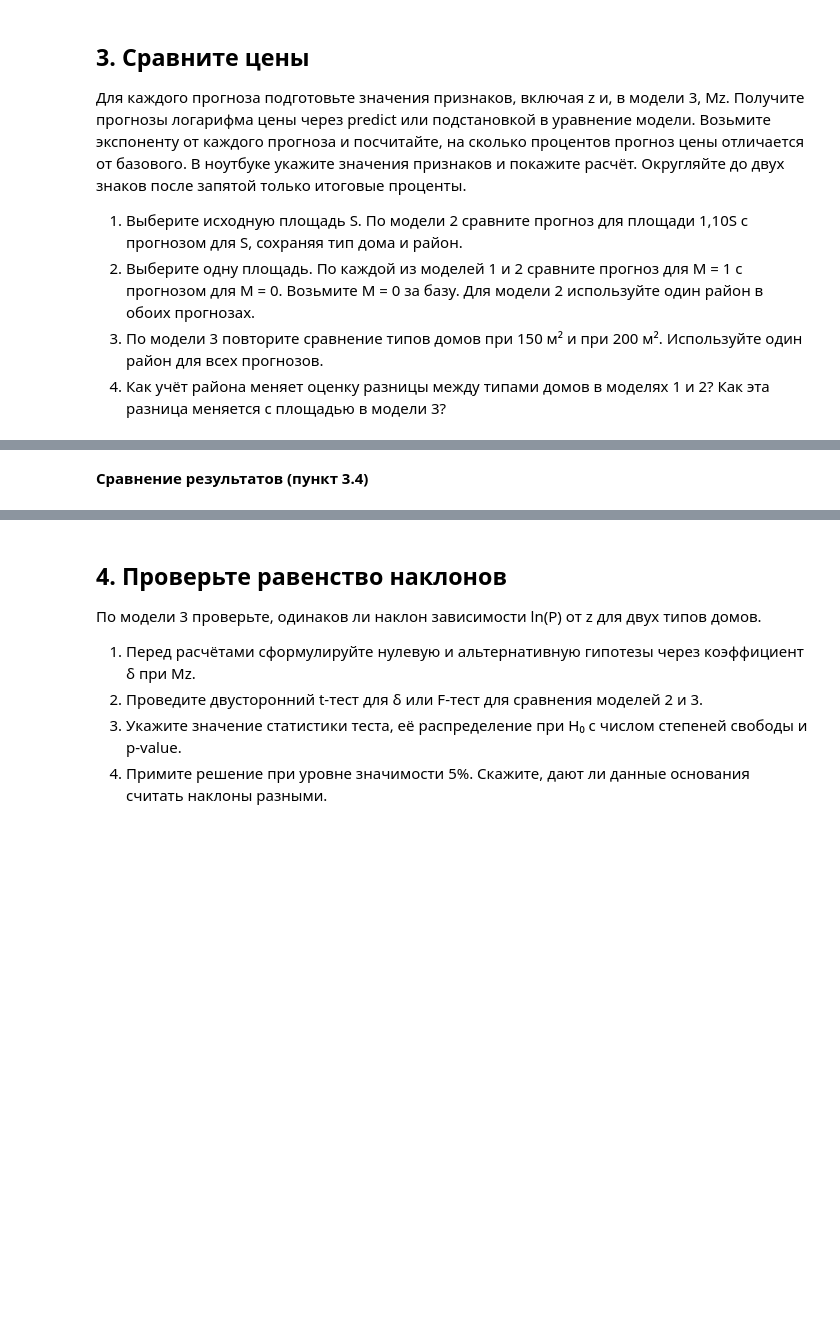
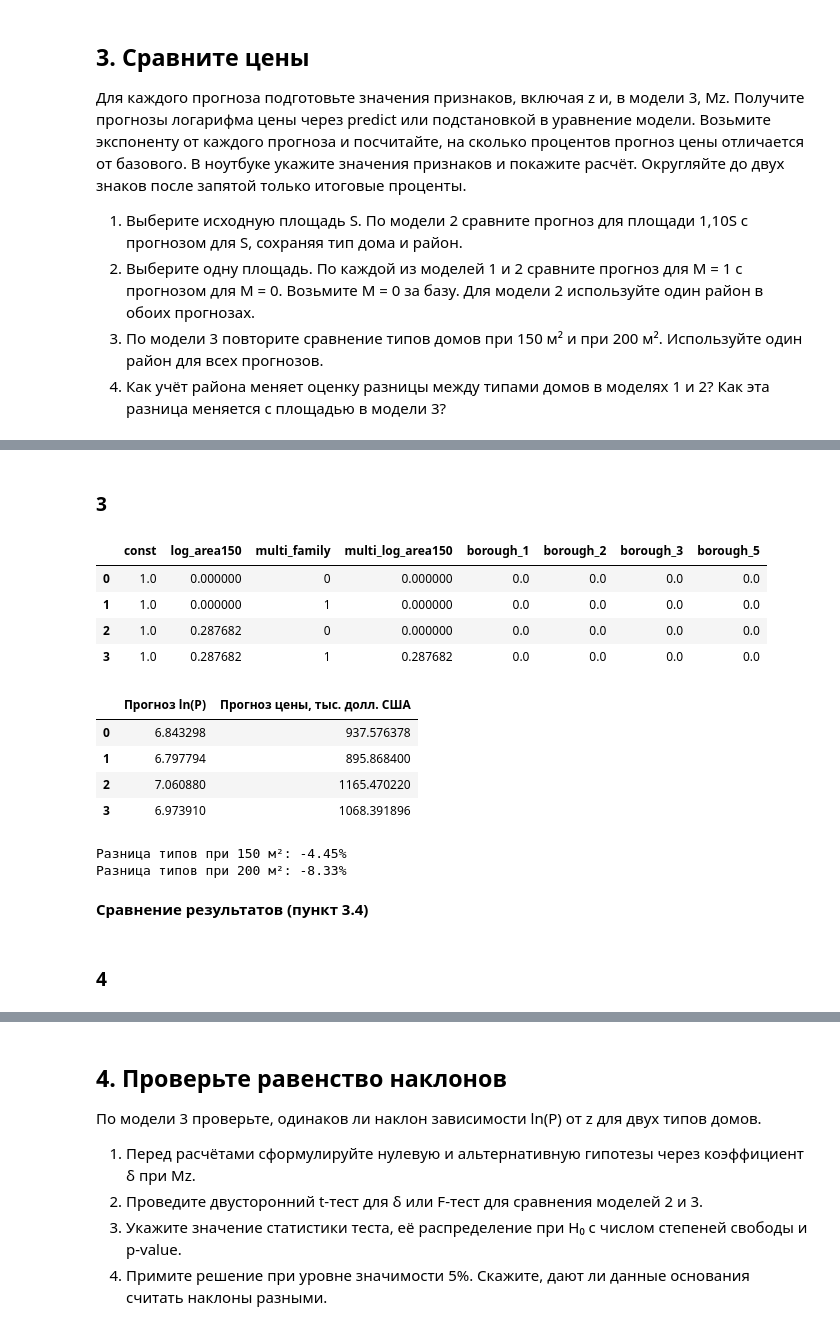
Before and after one commit to Lancet03/Econometrics_homework_1, a Jupyter notebook: ДЗ_01.ipynb, the cells around one changed output, grey strips where cells are left out. Saved outputs shown, nothing was run; the diff lists cells and outputs as text; code cells hidden in the pictures; blank space fills up the shorter version.

```diff
--- a/ДЗ_01.ipynb
+++ b/ДЗ_01.ipynb
@@ -477,3 +478,16 @@ Notes:
 2. Выберите одну площадь. По каждой из моделей 1 и 2 сравните прогноз для M = 1 с прогнозом для M = 0. Возьмите M = 0 за базу. Для модели 2 используйте один район в обоих прогнозах.
 3. По модели 3 повторите сравнение типов домов при 150 м² и при 200 м². Используйте один район для всех прогнозов.
 4. Как учёт района меняет оценку разницы между типами домов в моделях 1 и 2? Как эта разница меняется с площадью в модели 3?
+# %%
+def make_X(area, multi_family, borough=4):
+    new = pd.DataFrame({'area': np.atleast_1d(area),
+                        'multi_family': np.atleast_1d(multi_family),
+                        'borough': np.atleast_1d(borough)})
+    new['log_area150'] = np.log(new['area'] / 150)
+    new['multi_log_area150'] = new['multi_family'] * new['log_area150']
+
+    # Queens — база: для него все четыре индикатора равны нулю.
+    for j in [1, 2, 3, 5]:
+        new[f'borough_{j}'] = (new['borough'] == j).astype(float)
+
+    return sm.add_constant(new[features_3])[X_3.columns]
@@ -489,6 +588,43 @@ Notes:
+# %% [markdown]
+### 3
 # %%
 # 3.3. Сравнение типов домов при 150 м² и 200 м², модель 3
+X_comp_3 = make_X(area=[150, 150, 200, 200], multi_family=[0, 1, 0, 1], borough=[4, 4, 4, 4])
+X_comp_3 = X_comp_3[X_3.columns]
 
-# Ваш код
+predict_3 = res_3.predict(X_comp_3).to_frame(
+    name='Прогноз ln(P)'
+)
+
+predict_3['Прогноз цены, тыс. долл. США'] = np.exp(
+    predict_3['Прогноз ln(P)']
+)
+
+prices = predict_3['Прогноз цены, тыс. долл. США']
+
+change_150 = (prices.iloc[1] / prices.iloc[0] - 1) * 100
+change_200 = (prices.iloc[3] / prices.iloc[2] - 1) * 100
+
+
+display(X_comp_3)
+display(predict_3)
+
+print(f'Разница типов при 150 м²: {change_150:.2f}%')
+print(f'Разница типов при 200 м²: {change_200:.2f}%')
+# %% [output]
+|  | const | log_area150 | multi_family | multi_log_area150 | borough_1 | borough_2 | borough_3 | borough_5 |
+| 0 | 1.0 | 0.000000 | 0 | 0.000000 | 0.0 | 0.0 | 0.0 | 0.0 |
+| 1 | 1.0 | 0.000000 | 1 | 0.000000 | 0.0 | 0.0 | 0.0 | 0.0 |
+| 2 | 1.0 | 0.287682 | 0 | 0.000000 | 0.0 | 0.0 | 0.0 | 0.0 |
+| 3 | 1.0 | 0.287682 | 1 | 0.287682 | 0.0 | 0.0 | 0.0 | 0.0 |
+|  | Прогноз ln(P) | Прогноз цены, тыс. долл. США |
+| 0 | 6.843298 | 937.576378 |
+| 1 | 6.797794 | 895.868400 |
+| 2 | 7.060880 | 1165.470220 |
+| 3 | 6.973910 | 1068.391896 |
+Разница типов при 150 м²: -4.45%
+Разница типов при 200 м²: -8.33%
 # %% [markdown]
 **Сравнение результатов (пункт 3.4)**
+# %% [markdown]
+### 4
```
Also changed, not shown: parts of 15 cells of this notebook.
